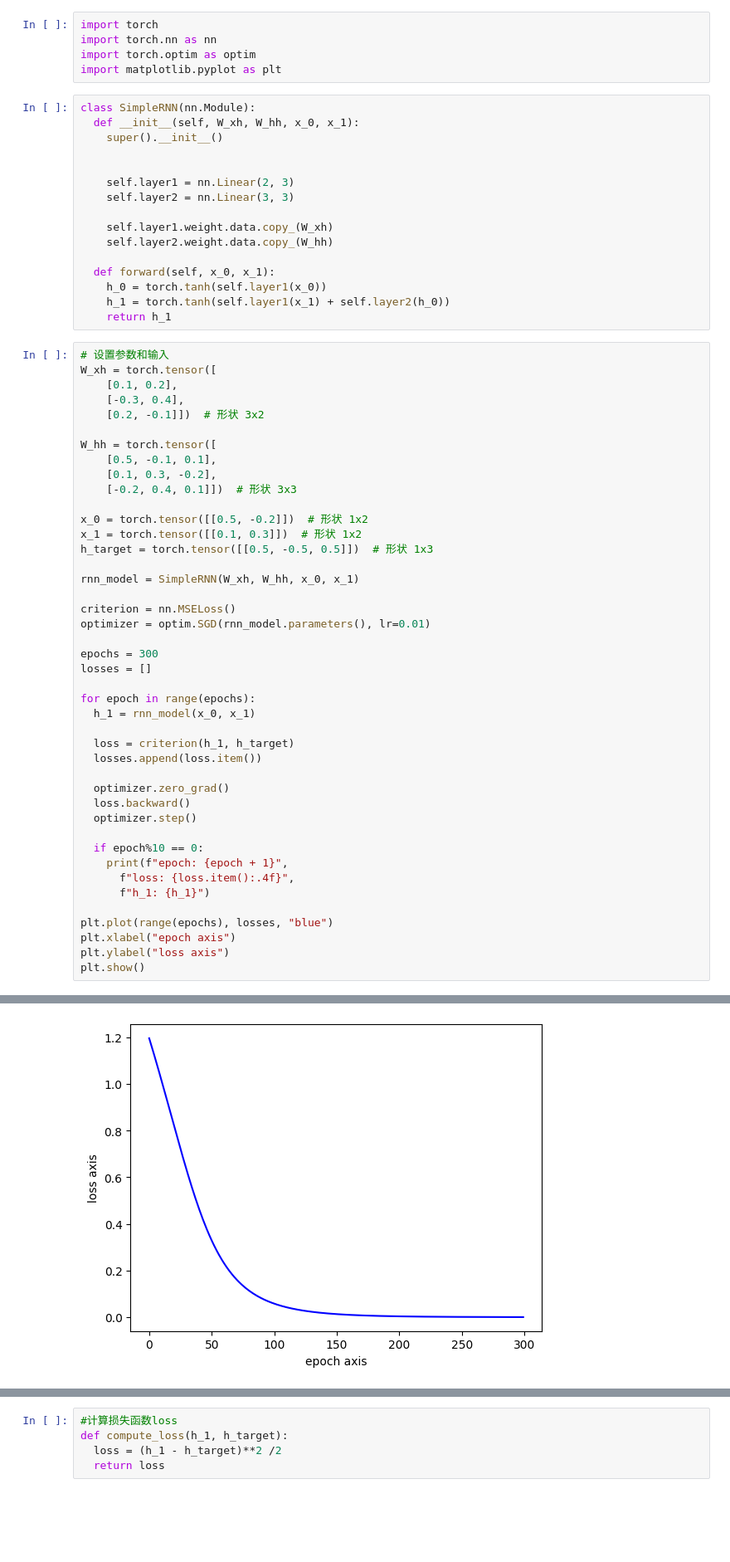
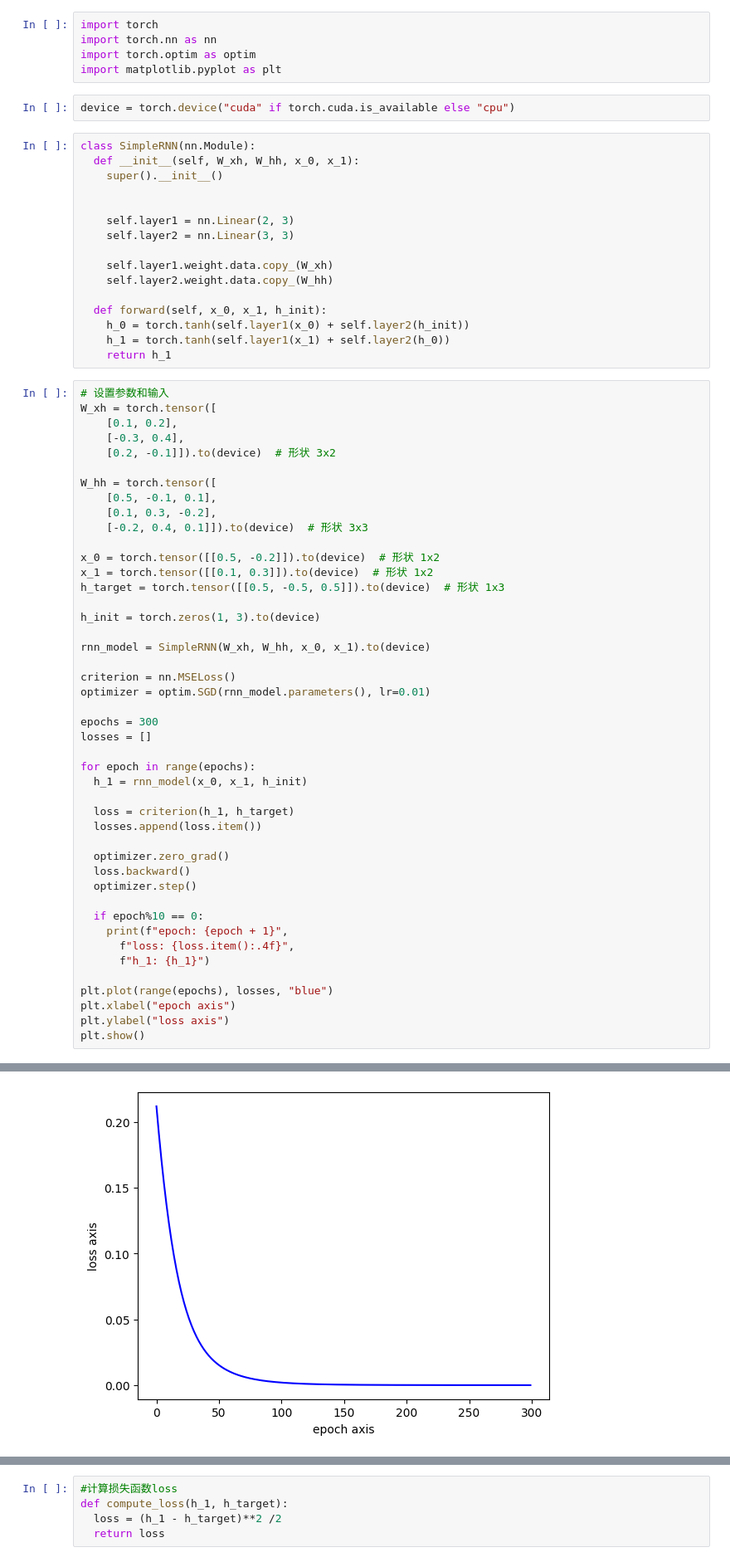
Before and after one commit to lucker3900/test_case, a Jupyter notebook: rnn_test40.ipynb, the cells around one changed output, grey strips where cells are left out. Shown at 83% size. Drawn from its saved outputs; the diff is of its cells as text; blank space fills up the shorter version.

```diff
--- a/rnn_test40.ipynb
+++ b/rnn_test40.ipynb
@@ -28,6 +28,8 @@ import torch
 import torch.nn as nn
 import torch.optim as optim
 import matplotlib.pyplot as plt
+# %%
+device = torch.device("cuda" if torch.cuda.is_available else "cpu")
 # %%
 class SimpleRNN(nn.Module):
   def __init__(self, W_xh, W_hh, x_0, x_1):
@@ -40,8 +42,8 @@ class SimpleRNN(nn.Module):
     self.layer1.weight.data.copy_(W_xh)
     self.layer2.weight.data.copy_(W_hh)
 
-  def forward(self, x_0, x_1):
-    h_0 = torch.tanh(self.layer1(x_0))
+  def forward(self, x_0, x_1, h_init):
+    h_0 = torch.tanh(self.layer1(x_0) + self.layer2(h_init))
     h_1 = torch.tanh(self.layer1(x_1) + self.layer2(h_0))
     return h_1
 # %%
@@ -49,18 +51,20 @@ class SimpleRNN(nn.Module):
 W_xh = torch.tensor([
     [0.1, 0.2],
     [-0.3, 0.4],
-    [0.2, -0.1]])  # 形状 3x2
+    [0.2, -0.1]]).to(device)  # 形状 3x2
 
 W_hh = torch.tensor([
     [0.5, -0.1, 0.1],
     [0.1, 0.3, -0.2],
-    [-0.2, 0.4, 0.1]])  # 形状 3x3
+    [-0.2, 0.4, 0.1]]).to(device)  # 形状 3x3
 
-x_0 = torch.tensor([[0.5, -0.2]])  # 形状 1x2
-x_1 = torch.tensor([[0.1, 0.3]])  # 形状 1x2
-h_target = torch.tensor([[0.5, -0.5, 0.5]])  # 形状 1x3
+x_0 = torch.tensor([[0.5, -0.2]]).to(device)  # 形状 1x2
+x_1 = torch.tensor([[0.1, 0.3]]).to(device)  # 形状 1x2
+h_target = torch.tensor([[0.5, -0.5, 0.5]]).to(device)  # 形状 1x3
 
-rnn_model = SimpleRNN(W_xh, W_hh, x_0, x_1)
+h_init = torch.zeros(1, 3).to(device)
+
+rnn_model = SimpleRNN(W_xh, W_hh, x_0, x_1).to(device)
 
 criterion = nn.MSELoss()
 optimizer = optim.SGD(rnn_model.parameters(), lr=0.01)
@@ -69,7 +73,7 @@ epochs = 300
 losses = []
 
 for epoch in range(epochs):
-  h_1 = rnn_model(x_0, x_1)
+  h_1 = rnn_model(x_0, x_1, h_init)
 
   loss = criterion(h_1, h_target)
   losses.append(loss.item())
@@ -108,4 +112,4 @@ epoch: 291 loss: 0.0004 h_1: tensor([[ 0.4841, -0.4874,  0.4711]], grad_fn=<Tanh
-[figure, old version]
+[figure, new version]
 # %%
 #前向传播
 def forward(W_xh, W_hh, x_0, x_1):
```
Also changed, not shown: parts of 2 cells of this notebook.
